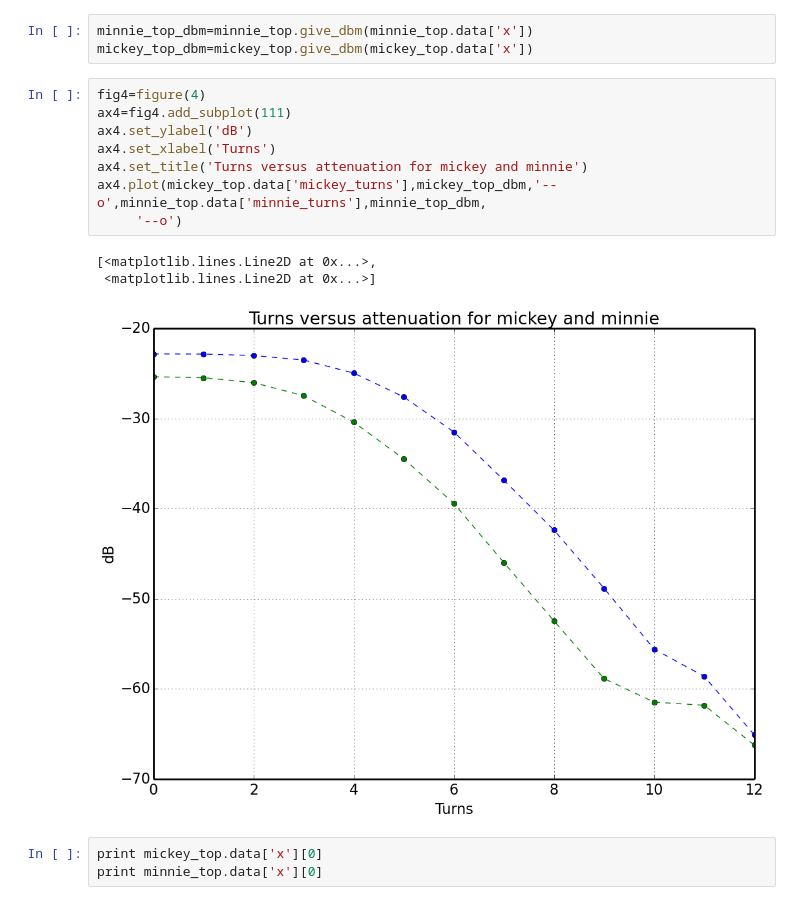
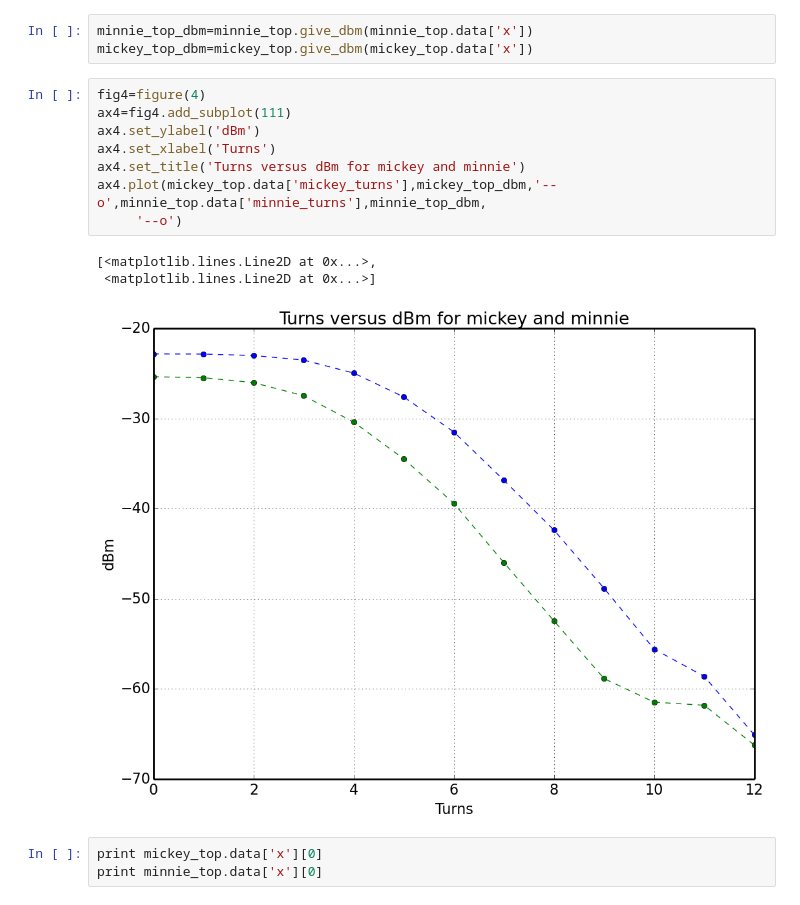
Before and after one commit to ColumbiaCMB/mmw-source, a Jupyter notebook: 2014-04-21_individual-attenuator-characterization.ipynb, the cells around one changed output. Saved outputs shown, nothing was run; the diff lists cells and outputs as text.

```diff
--- a/2014-04-21_individual-attenuator-characterization.ipynb
+++ b/2014-04-21_individual-attenuator-characterization.ipynb
@@ -98,15 +98,15 @@ mickey_top_dbm=mickey_top.give_dbm(mickey_top.data['x'])
 # %%
 fig4=figure(4)
 ax4=fig4.add_subplot(111)
-ax4.set_ylabel('dB')
+ax4.set_ylabel('dBm')
 ax4.set_xlabel('Turns')
-ax4.set_title('Turns versus attenuation for mickey and minnie')
+ax4.set_title('Turns versus dBm for mickey and minnie')
 ax4.plot(mickey_top.data['mickey_turns'],mickey_top_dbm,'--o',minnie_top.data['minnie_turns'],minnie_top_dbm,
      '--o')
 # %% [output]
 [<matplotlib.lines.Line2D at 0x...>,
  <matplotlib.lines.Line2D at 0x...>]
-[figure, old version]
+[figure, new version]
 # %%
 print mickey_top.data['x'][0]
 print minnie_top.data['x'][0]
```
Also changed, not shown: parts of 5 cells of this notebook, 3 other files.
